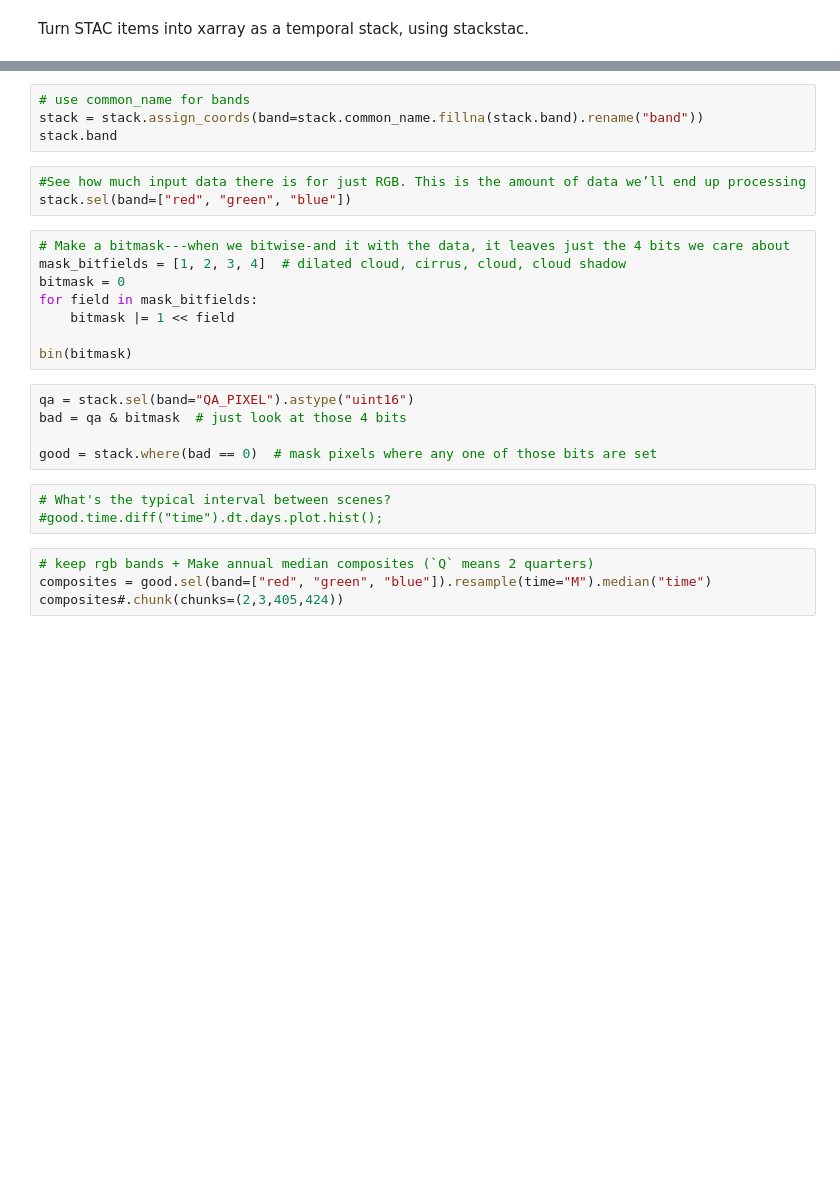
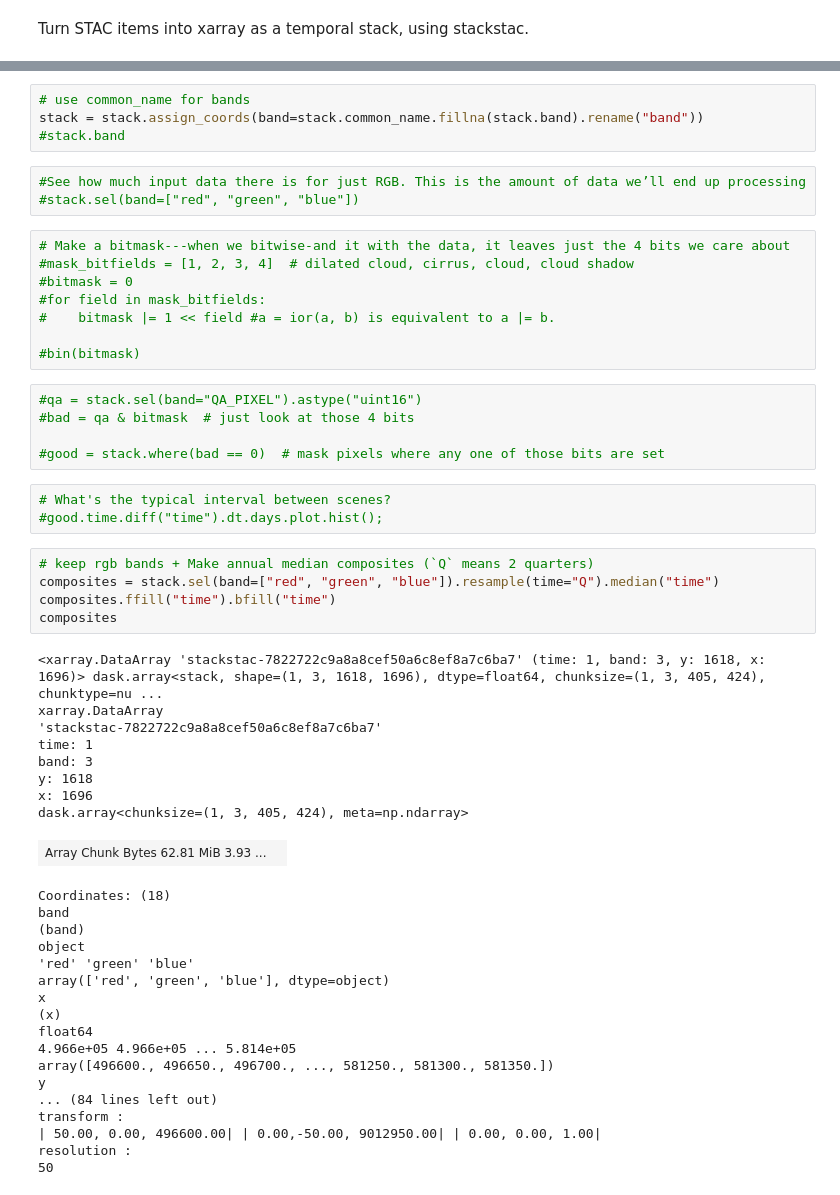
Before and after one commit to jbbarre/EarthGIF, a Jupyter notebook: earthgif_landsat.ipynb, the cells around one changed output, grey strips where cells are left out. Cells and saved outputs as stored; diff of their text form; blank space fills up the shorter version.

```diff
--- a/earthgif_landsat.ipynb
+++ b/earthgif_landsat.ipynb
@@ -111,28 +157,56 @@ stack
 # %%
 # use common_name for bands
 stack = stack.assign_coords(band=stack.common_name.fillna(stack.band).rename("band"))
-stack.band
+#stack.band
 # %%
 #See how much input data there is for just RGB. This is the amount of data we’ll end up processing
-stack.sel(band=["red", "green", "blue"])
+#stack.sel(band=["red", "green", "blue"])
 # %%
 # Make a bitmask---when we bitwise-and it with the data, it leaves just the 4 bits we care about
-mask_bitfields = [1, 2, 3, 4]  # dilated cloud, cirrus, cloud, cloud shadow
-bitmask = 0
-for field in mask_bitfields:
-    bitmask |= 1 << field
+#mask_bitfields = [1, 2, 3, 4]  # dilated cloud, cirrus, cloud, cloud shadow
+#bitmask = 0
+#for field in mask_bitfields:
+#    bitmask |= 1 << field #a = ior(a, b) is equivalent to a |= b.
 
-bin(bitmask)
+#bin(bitmask)
 # %%
-qa = stack.sel(band="QA_PIXEL").astype("uint16")
-bad = qa & bitmask  # just look at those 4 bits
+#qa = stack.sel(band="QA_PIXEL").astype("uint16")
+#bad = qa & bitmask  # just look at those 4 bits
 
-good = stack.where(bad == 0)  # mask pixels where any one of those bits are set
+#good = stack.where(bad == 0)  # mask pixels where any one of those bits are set
 # %%
 # What's the typical interval between scenes?
 #good.time.diff("time").dt.days.plot.hist();
 # %%
 # keep rgb bands + Make annual median composites (`Q` means 2 quarters)
-composites = good.sel(band=["red", "green", "blue"]).resample(time="M").median("time")
-composites#.chunk(chunks=(2,3,405,424))
+composites = stack.sel(band=["red", "green", "blue"]).resample(time="Q").median("time")
+composites.ffill("time").bfill("time")
+composites
+# %% [output]
+<xarray.DataArray 'stackstac-7822722c9a8a8cef50a6c8ef8a7c6ba7' (time: 1, band: 3, y: 1618, x: 1696)> dask.array<stack, shape=(1, 3, 1618, 1696), dtype=float64, chunksize=(1, 3, 405, 424), chunktype=nu ...
+xarray.DataArray
+'stackstac-7822722c9a8a8cef50a6c8ef8a7c6ba7'
+time: 1
+band: 3
+y: 1618
+x: 1696
+dask.array<chunksize=(1, 3, 405, 424), meta=np.ndarray>
+| Array Chunk Bytes 62.81 MiB 3.93 ... |  |
+Coordinates: (18)
+band
+(band)
+object
+'red' 'green' 'blue'
+array(['red', 'green', 'blue'], dtype=object)
+x
+(x)
+float64
+4.966e+05 4.966e+05 ... 5.814e+05
+array([496600., 496650., 496700., ..., 581250., 581300., 581350.])
+y
+... (84 lines left out)
+transform :
+| 50.00, 0.00, 496600.00| | 0.00,-50.00, 9012950.00| | 0.00, 0.00, 1.00|
+resolution :
+50
 # %%
```
Also changed, not shown: parts of 18 cells of this notebook, 11 other files.
